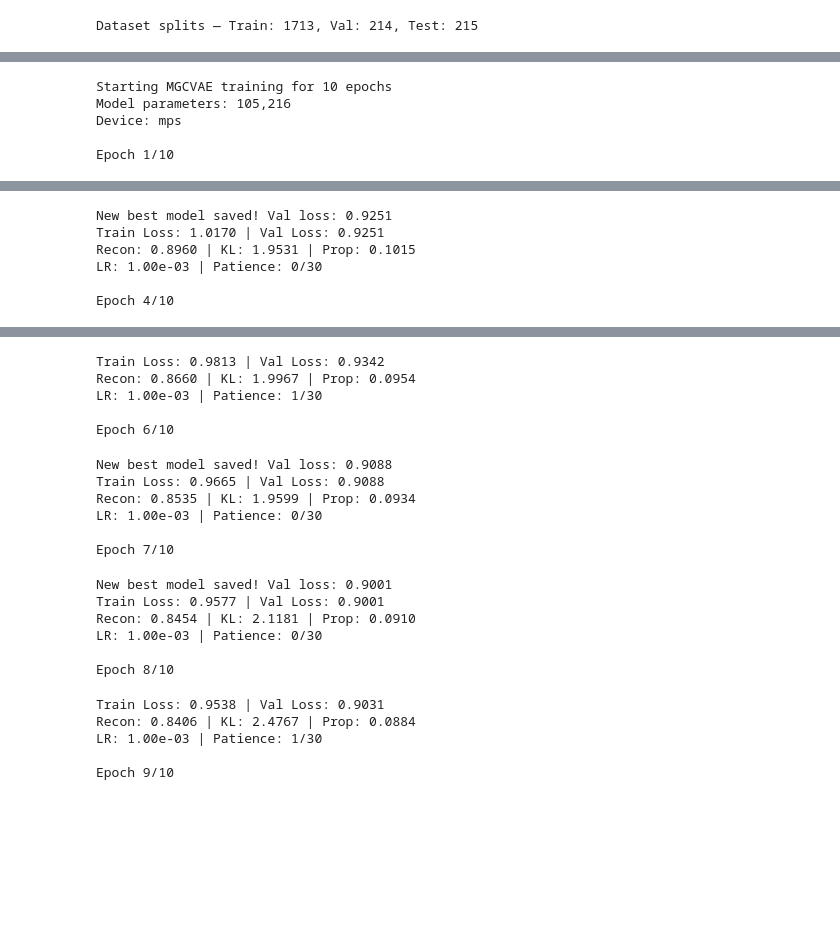
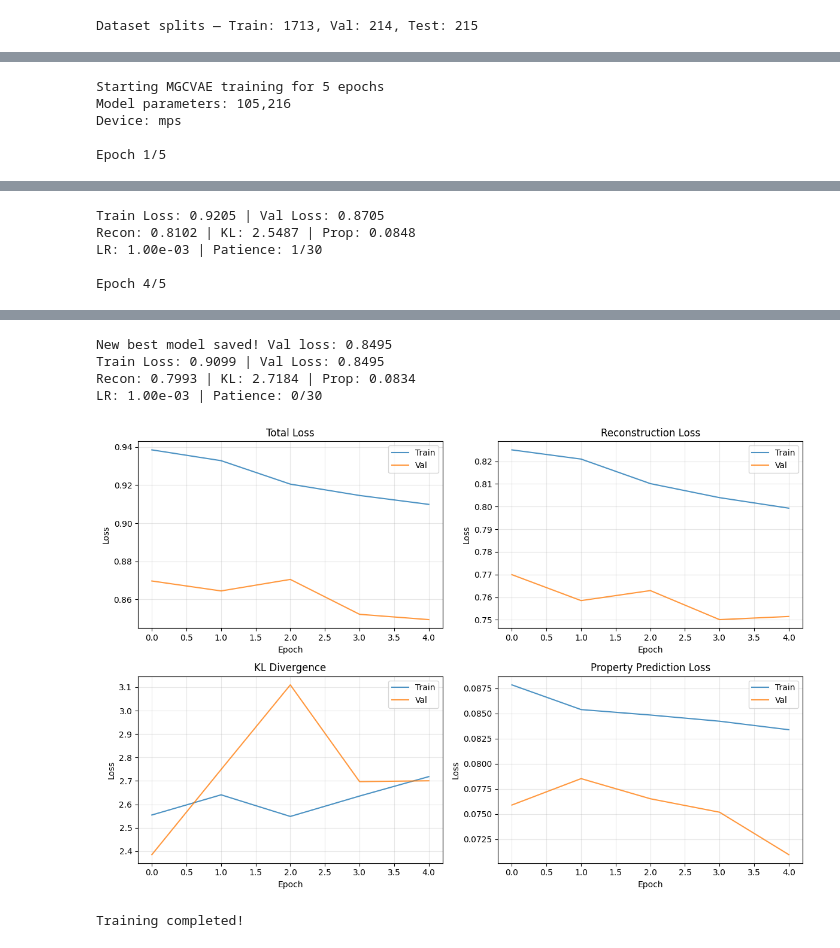
Before and after one commit to Raiden-Makoto/MLX-VAE, a Jupyter notebook: cgvae.ipynb, the cells around one changed output, grey strips where cells are left out. Drawn from its saved outputs; the diff is of its cells as text; code cells hidden in the pictures; blank space fills up the shorter version.

Commit message:
trained more

```diff
--- a/cgvae.ipynb
+++ b/cgvae.ipynb
@@ -23,3 +20,12 @@ Done!
 train_loader, val_loader, test_loader = create_data_loaders(dataset, batch_size=4)
 # %% [output]
 Dataset splits — Train: 1713, Val: 214, Test: 215
+# %%
+# Load the best model from training
+model, checkpoint = load_from_checkpoint('checkpoints/mgcvae/best_model.pth', device=device)
+loaded = True
+
+# Model is ready for inference!
+# You can also access training history:
+print(f"\nTraining stopped at epoch: {checkpoint['epoch']}")
+print(f"Final validation loss: {checkpoint['best_val_loss']:.4f}")
@@ -26,14 +40,16 @@ Dataset splits — Train: 1713, Val: 214, Test: 215
 # %%
-model_config = {
-    'node_dim': 29,
-    'edge_dim': 6,
-    'latent_dim': 32,
-    'hidden_dim': 64,
-    'num_properties': 1,
-    'num_layers': 3,
-    'heads': 4,
-    'max_nodes': 20,
-    'beta': 0.01,      # Start with low KL weight
-    'gamma': 1.0,      # Property prediction weight
-    'dropout': 0.1
-}
+if not loaded:
+    model_config = {
+        'node_dim': 29,
+        'edge_dim': 6,
+        'latent_dim': 32,
+        'hidden_dim': 64,
+        'num_properties': 1,
+        'num_layers': 3,
+        'heads': 4,
+        'max_nodes': 20,
+        'beta': 0.01,      # Start with low KL weight
+        'gamma': 1.0,      # Property prediction weight
+        'dropout': 0.1
+    }
+    model = MGCVAE(**model_config).to(device)
@@ -50,10 +64,10 @@ trainer = MGCVAETrainer(
     save_dir='checkpoints/mgcvae'
 )
 # %%
-train_metrics, val_metrics = trainer.train(num_epochs=10)
+train_metrics, val_metrics = trainer.train(num_epochs=5)
 # %% [output]
-Starting MGCVAE training for 10 epochs
+Starting MGCVAE training for 5 epochs
 Model parameters: 105,216
 Device: mps
 
-Epoch 1/10
+Epoch 1/5
@@ -72,6 +86,5 @@ Epoch 3/10
-New best model saved! Val loss: 0.9251
-Train Loss: 1.0170 | Val Loss: 0.9251
-Recon: 0.8960 | KL: 1.9531 | Prop: 0.1015
-LR: 1.00e-03 | Patience: 0/30
+Train Loss: 0.9205 | Val Loss: 0.8705
+Recon: 0.8102 | KL: 2.5487 | Prop: 0.0848
+LR: 1.00e-03 | Patience: 1/30
 
-Epoch 4/10
+Epoch 4/5
@@ -84,22 +97,6 @@ Epoch 5/10
-Train Loss: 0.9813 | Val Loss: 0.9342
-Recon: 0.8660 | KL: 1.9967 | Prop: 0.0954
-LR: 1.00e-03 | Patience: 1/30
-
-Epoch 6/10
+New best model saved! Val loss: 0.8495
+Train Loss: 0.9099 | Val Loss: 0.8495
+Recon: 0.7993 | KL: 2.7184 | Prop: 0.0834
+LR: 1.00e-03 | Patience: 0/30
+[figure, new version]
-New best model saved! Val loss: 0.9088
-Train Loss: 0.9665 | Val Loss: 0.9088
-Recon: 0.8535 | KL: 1.9599 | Prop: 0.0934
-LR: 1.00e-03 | Patience: 0/30
-
-Epoch 7/10
+Training completed!
-New best model saved! Val loss: 0.9001
-Train Loss: 0.9577 | Val Loss: 0.9001
-Recon: 0.8454 | KL: 2.1181 | Prop: 0.0910
-LR: 1.00e-03 | Patience: 0/30
-
-Epoch 8/10
-Train Loss: 0.9538 | Val Loss: 0.9031
-Recon: 0.8406 | KL: 2.4767 | Prop: 0.0884
-LR: 1.00e-03 | Patience: 1/30
-
-Epoch 9/10
```
Also changed, not shown: parts of 11 cells of this notebook, 3 other files.
